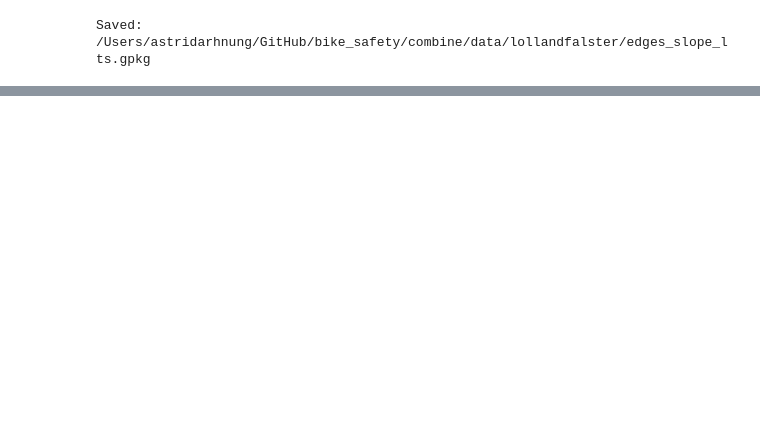
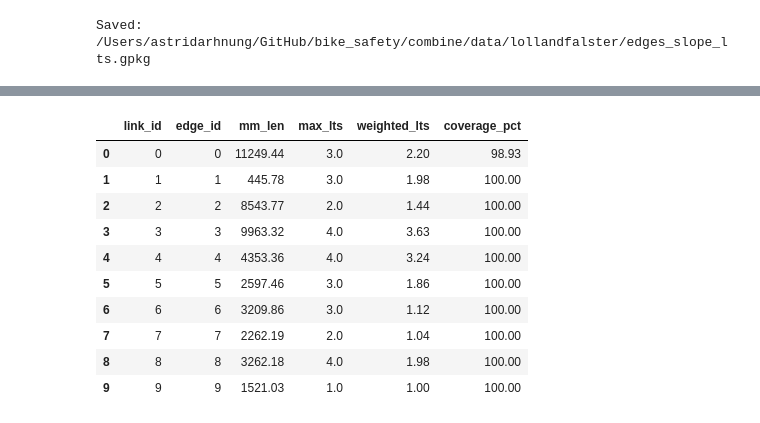
Before and after one commit to AstridArh/bike_safety, a Jupyter notebook: combine/combine_lollandfalster.ipynb, the cells around one changed output, grey strips where cells are left out. Saved outputs shown, nothing was run; the diff lists cells and outputs as text; code cells hidden in the pictures; blank space fills up the shorter version.

```diff
--- a/combine/combine_lollandfalster.ipynb
+++ b/combine/combine_lollandfalster.ipynb
@@ -304,0 +369,22 @@ print("Saved:", OUTPUT_PARTS_PATH)
+# %%
+matched_parts = bike_loops_lts_parts.dropna(subset=["lts"])
+
+lts_times_length = (matched_parts["lts"] * matched_parts["length_m"]).groupby(matched_parts["link_id"]).sum()
+matched_length = matched_parts.groupby("link_id")["length_m"].sum()
+
+# Links with no matched parts get NaN
+bike_loops_lts["weighted_lts"] = bike_loops_lts["link_id"].map(lts_times_length / matched_length)
+
+display(bike_loops_lts[["link_id", "edge_id", "mm_len", "max_lts", "weighted_lts", "coverage_pct"]].head(10).round(2))
+# %% [output]
+|  | link_id | edge_id | mm_len | max_lts | weighted_lts | coverage_pct |
+| 0 | 0 | 0 | 11249.44 | 3.0 | 2.20 | 98.93 |
+| 1 | 1 | 1 | 445.78 | 3.0 | 1.98 | 100.00 |
+| 2 | 2 | 2 | 8543.77 | 2.0 | 1.44 | 100.00 |
+| 3 | 3 | 3 | 9963.32 | 4.0 | 3.63 | 100.00 |
+| 4 | 4 | 4 | 4353.36 | 4.0 | 3.24 | 100.00 |
+| 5 | 5 | 5 | 2597.46 | 3.0 | 1.86 | 100.00 |
+| 6 | 6 | 6 | 3209.86 | 3.0 | 1.12 | 100.00 |
+| 7 | 7 | 7 | 2262.19 | 2.0 | 1.04 | 100.00 |
+| 8 | 8 | 8 | 3262.18 | 4.0 | 1.98 | 100.00 |
+| 9 | 9 | 9 | 1521.03 | 1.0 | 1.00 | 100.00 |
```
Also changed, not shown: parts of 15 cells of this notebook.
